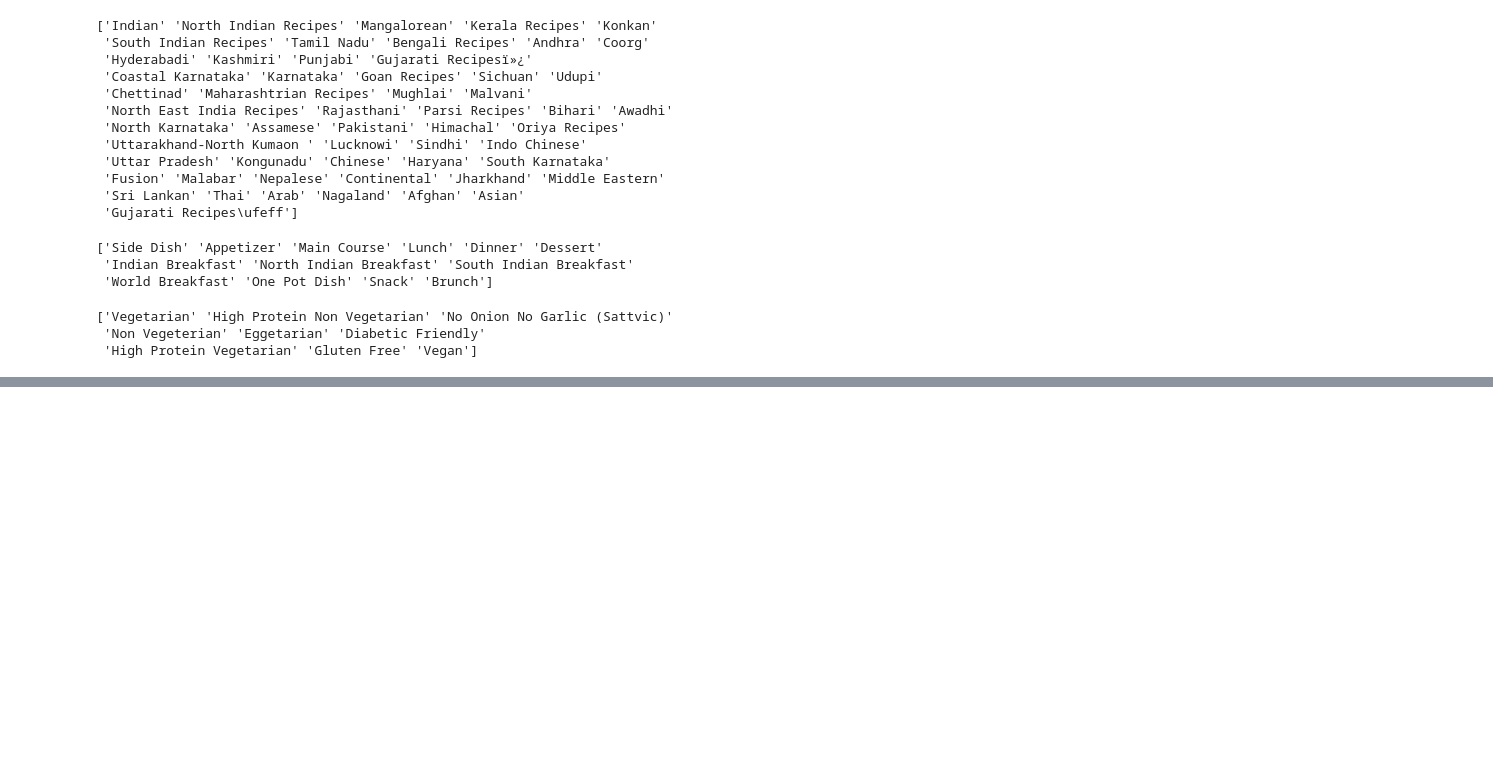
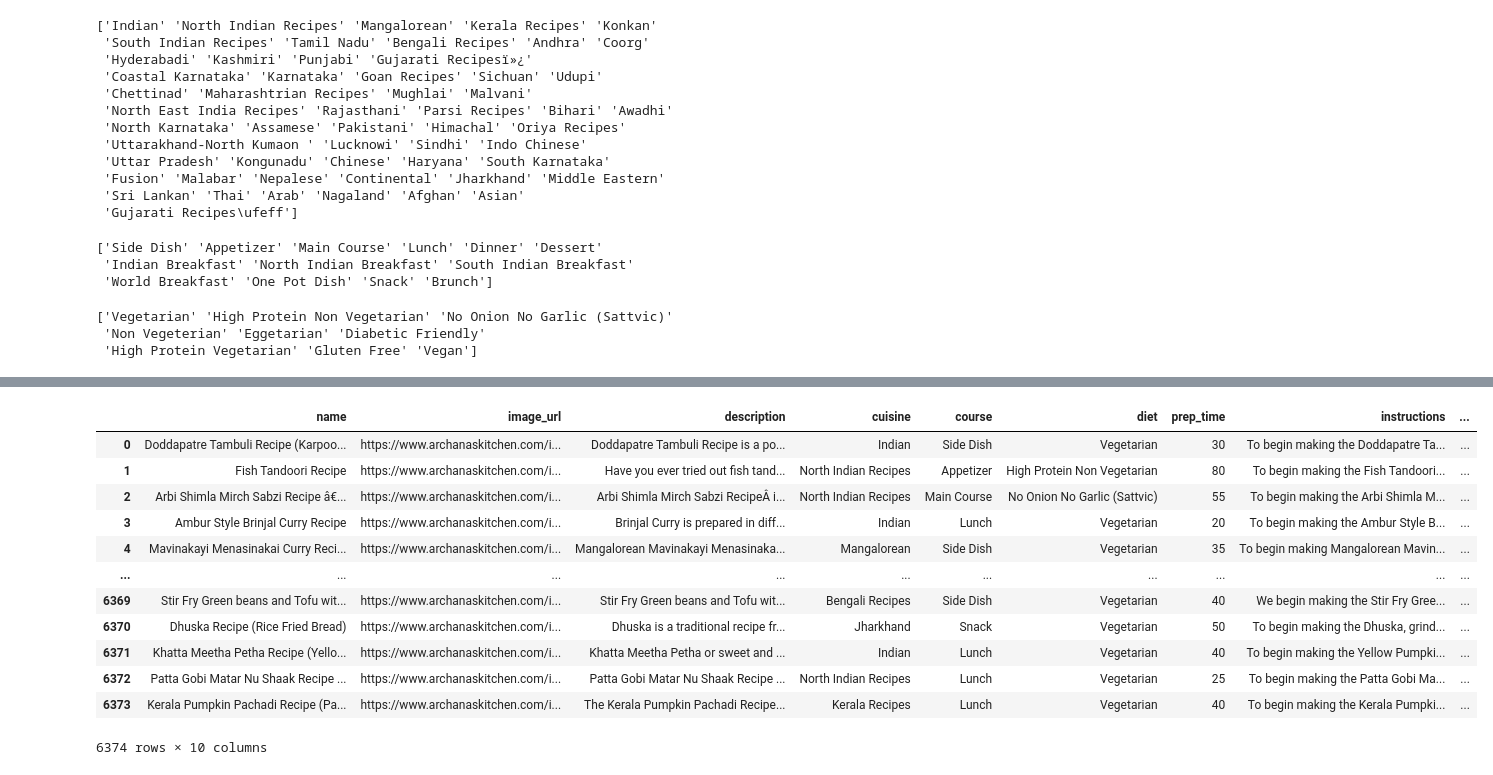
Before and after one commit to Shubhodippal/Recipe_Picker, a Jupyter notebook: ingredients.ipynb, the cells around one changed output, grey strips where cells are left out. Cells and saved outputs as stored; diff of their text form; code cells hidden in the pictures; blank space fills up the shorter version.

```diff
--- a/ingredients.ipynb
+++ b/ingredients.ipynb
@@ -243,3 +243,7 @@ with open('unique_course.txt', 'w', encoding='utf-8') as file:
 with open('unique_diet.txt', 'w', encoding='utf-8') as file:
     for diet in unique_diet:
         file.write(f"{diet}\n")
+# %%
+df['prep_time'] = df['prep_time'].str.replace('Total in', '').str.replace('M', '')
+
+df['prep_time']
@@ -245,0 +263,16 @@ with open('unique_diet.txt', 'w', encoding='utf-8') as file:
+# %%
+df
+# %% [output]
+|  | name | image_url | description | cuisine | course | diet | prep_time | instructions | ... |
+| 0 | Doddapatre Tambuli Recipe (Karpoo... | https://www.archanaskitchen.com/i... | Doddapatre Tambuli Recipe is a po... | Indian | Side Dish | Vegetarian | 30 | To begin making the Doddapatre Ta... | ... |
+| 1 | Fish Tandoori Recipe | https://www.archanaskitchen.com/i... | Have you ever tried out fish tand... | North Indian Recipes | Appetizer | High Protein Non Vegetarian | 80 | To begin making the Fish Tandoori... | ... |
+| 2 | Arbi Shimla Mirch Sabzi Recipe â€... | https://www.archanaskitchen.com/i... | Arbi Shimla Mirch Sabzi RecipeÂ i... | North Indian Recipes | Main Course | No Onion No Garlic (Sattvic) | 55 | To begin making the Arbi Shimla M... | ... |
+| 3 | Ambur Style Brinjal Curry Recipe | https://www.archanaskitchen.com/i... | Brinjal Curry is prepared in diff... | Indian | Lunch | Vegetarian | 20 | To begin making the Ambur Style B... | ... |
+| 4 | Mavinakayi Menasinakai Curry Reci... | https://www.archanaskitchen.com/i... | Mangalorean Mavinakayi Menasinaka... | Mangalorean | Side Dish | Vegetarian | 35 | To begin making Mangalorean Mavin... | ... |
+| ... | ... | ... | ... | ... | ... | ... | ... | ... | ... |
+| 6369 | Stir Fry Green beans and Tofu wit... | https://www.archanaskitchen.com/i... | Stir Fry Green beans and Tofu wit... | Bengali Recipes | Side Dish | Vegetarian | 40 | We begin making the Stir Fry Gree... | ... |
+| 6370 | Dhuska Recipe (Rice Fried Bread) | https://www.archanaskitchen.com/i... | Dhuska is a traditional recipe fr... | Jharkhand | Snack | Vegetarian | 50 | To begin making the Dhuska, grind... | ... |
+| 6371 | Khatta Meetha Petha Recipe (Yello... | https://www.archanaskitchen.com/i... | Khatta Meetha Petha or sweet and ... | Indian | Lunch | Vegetarian | 40 | To begin making the Yellow Pumpki... | ... |
+| 6372 | Patta Gobi Matar Nu Shaak Recipe ... | https://www.archanaskitchen.com/i... | Patta Gobi Matar Nu Shaak Recipe ... | North Indian Recipes | Lunch | Vegetarian | 25 | To begin making the Patta Gobi Ma... | ... |
+| 6373 | Kerala Pumpkin Pachadi Recipe (Pa... | https://www.archanaskitchen.com/i... | The Kerala Pumpkin Pachadi Recipe... | Kerala Recipes | Lunch | Vegetarian | 40 | To begin making the Kerala Pumpki... | ... |
+6374 rows × 10 columns
```
Also changed, not shown: parts of 1 cell of this notebook.
